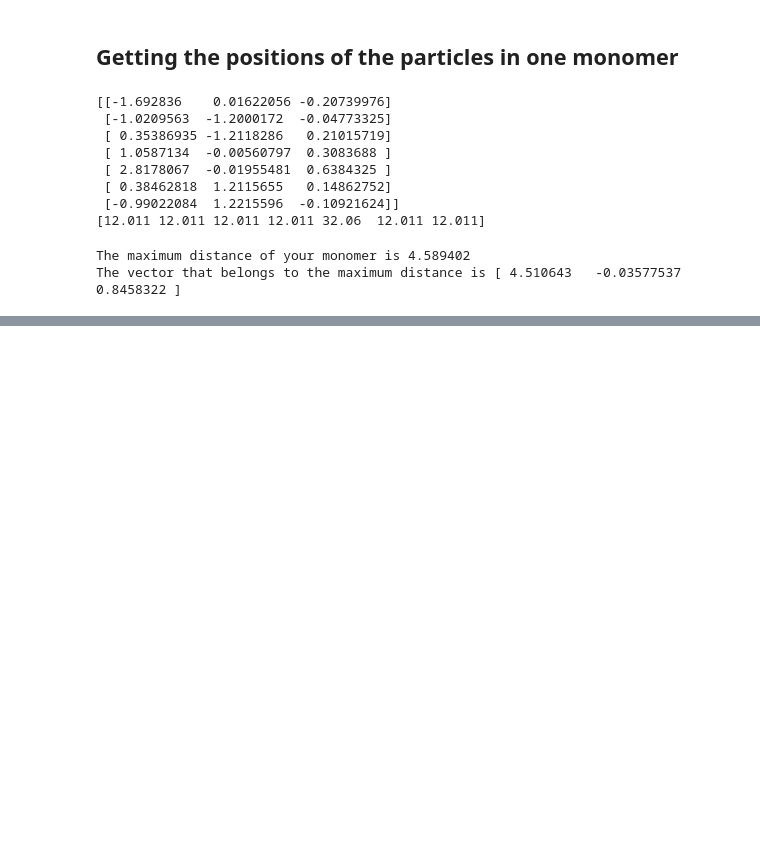
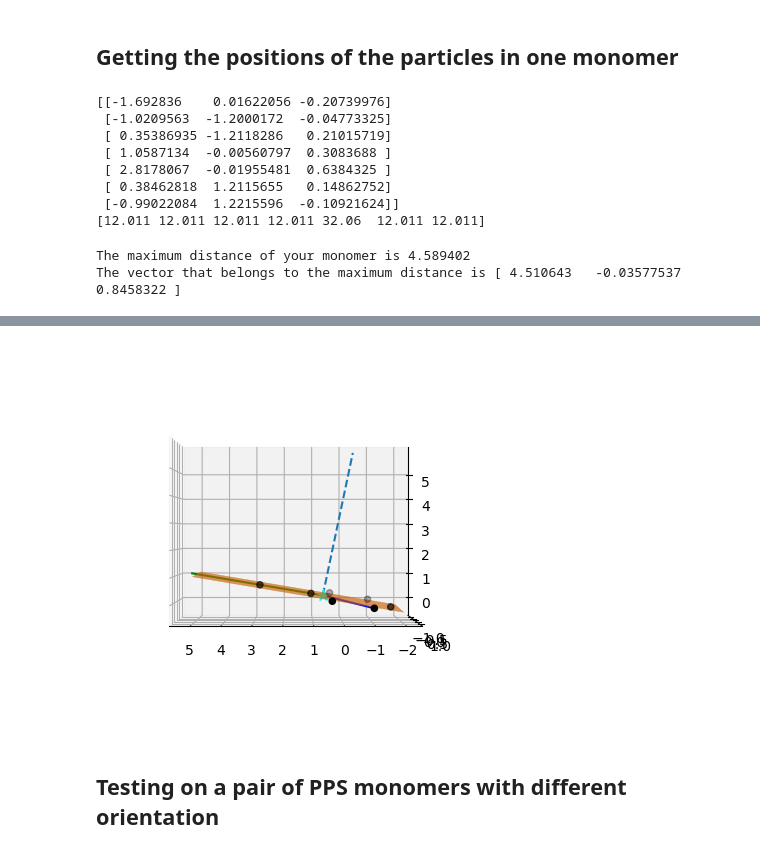
Before and after one commit to cmelab/Anisotropic-Particle-Simulation, a Jupyter notebook: PPS_Simulation.ipynb, the cells around one changed output, grey strips where cells are left out. Drawn from its saved outputs; the diff is of its cells as text; code cells hidden in the pictures; blank space fills up the shorter version.

```diff
--- a/PPS_Simulation.ipynb
+++ b/PPS_Simulation.ipynb
@@ -105,9 +107,3 @@ def find_major_axis(positions_arr):
                 # adjust j for loop stride
                 AB_indicies = (i, j+i+1)
     return major_axis, AB_indicies
-# %%
-#Finds the center of mass of the monomer
-M = np.sum(partmass)
-posCoMnumerator = partpos * np.reshape(partmass, [np.shape(partpos)[0], 1])
-CoMcords = (np.sum(posCoMnumerator, axis = 0)) / M
-print(CoMcords)
@@ -133,13 +151,13 @@ pps_center = get_com(partpos, partmass)
 # %%
 #Convert the vector along the major axis at the center of mass and convert that to quaternions
 def find_minor_axis(particle_positions, center_of_mass):
-    AB = maxvect
+    AB = lpar
     CoM_vector = None
     maxdist = 0
     for i, vect0 in enumerate(partpos):
         if i in greatdistindicies:
             continue
-        quatvect = vect0 - CoMcords
+        quatvect = vect0 - pps_center
         dist = np.linalg.norm(quatvect)
         if dist > maxdist and not np.isclose(np.cross(AB, quatvect), np.zeros(3)).all():
             maxdist = dist
@@ -260,0 +202,18 @@ with gsd.hoomd.open("test_orientations.gsd", "w") as f:
+# %%
+X = np.linspace(-2, 5, 50)
+Y = np.linspace(-1, 1, 50)
+X, Y = np.meshgrid(X,Y)
+n0 = np.cross(lpar, CoM_vector)
+d = np.dot(pps_center, n0)
+Z = (d - n0[0]*X - n0[1]*Y) / n0[2]
+fig = plt.figure()
+ax = fig.add_subplot(projection='3d')
+ax.scatter(partpos[:,0], partpos[:,1], partpos[:,2], color = 'black')
+ax.scatter(*pps_center, marker = '*', s = 72, color = 'cyan')
+ax.plot3D(*vect_3d_for_plotting(pps_center, lpar), color = 'green')
+ax.plot3D(*vect_3d_for_plotting(pps_center, CoM_vector), color = 'blue')
+ax.plot3D(*vect_3d_for_plotting(pps_center, n0), ls = '--')
+ax.plot_surface(X,Y,Z) #cmap = matplotlib.cm.Reds)
+ax.view_init(roll = 0, elev =0, azim = 90)
+# %% [output]
+[figure, added]
@@ -260,0 +226,2 @@ with gsd.hoomd.open("test_orientations.gsd", "w") as f:
+# %% [markdown]
+## Testing on a pair of PPS monomers with different orientation
```
Also changed, not shown: parts of 38 cells of this notebook.
